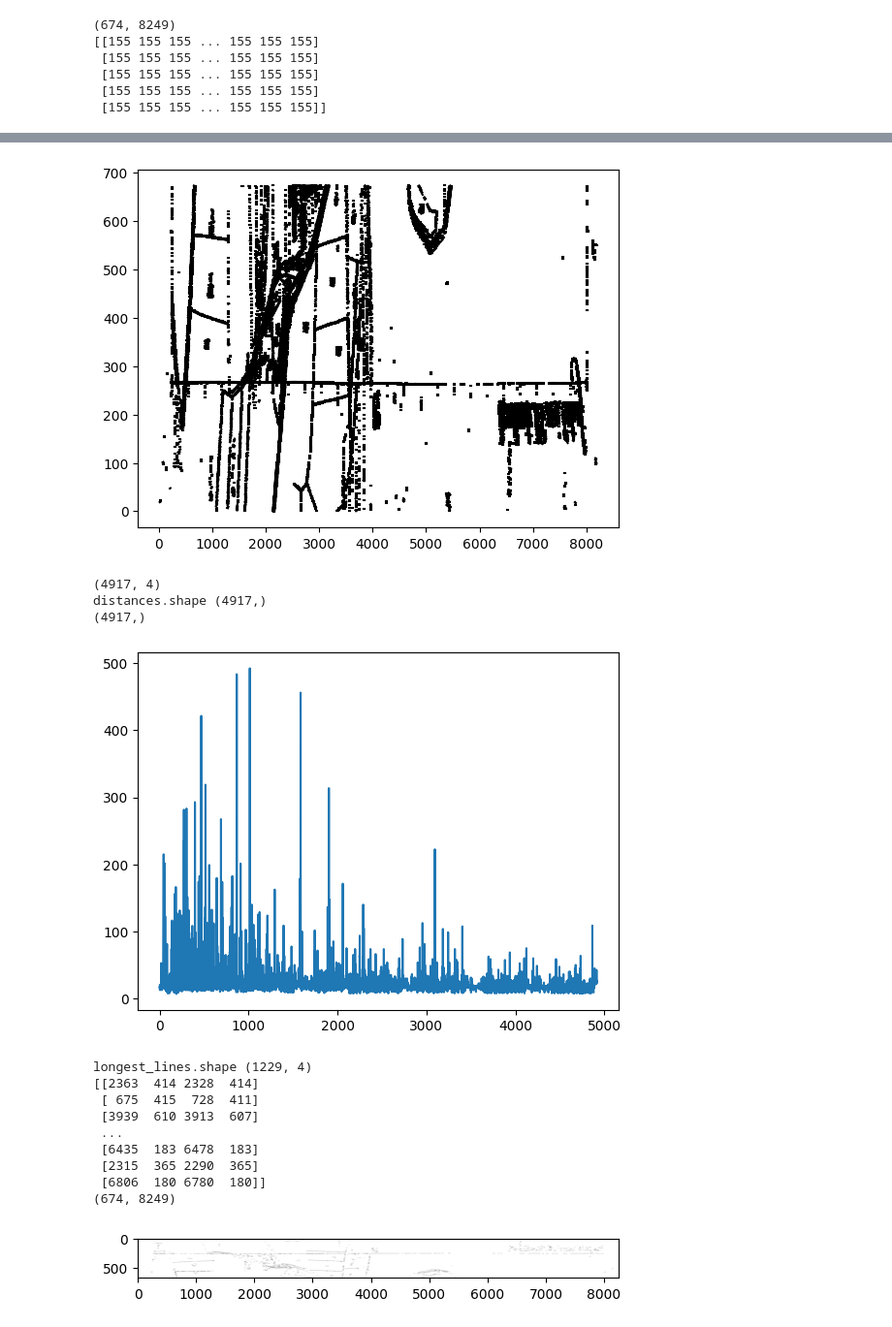
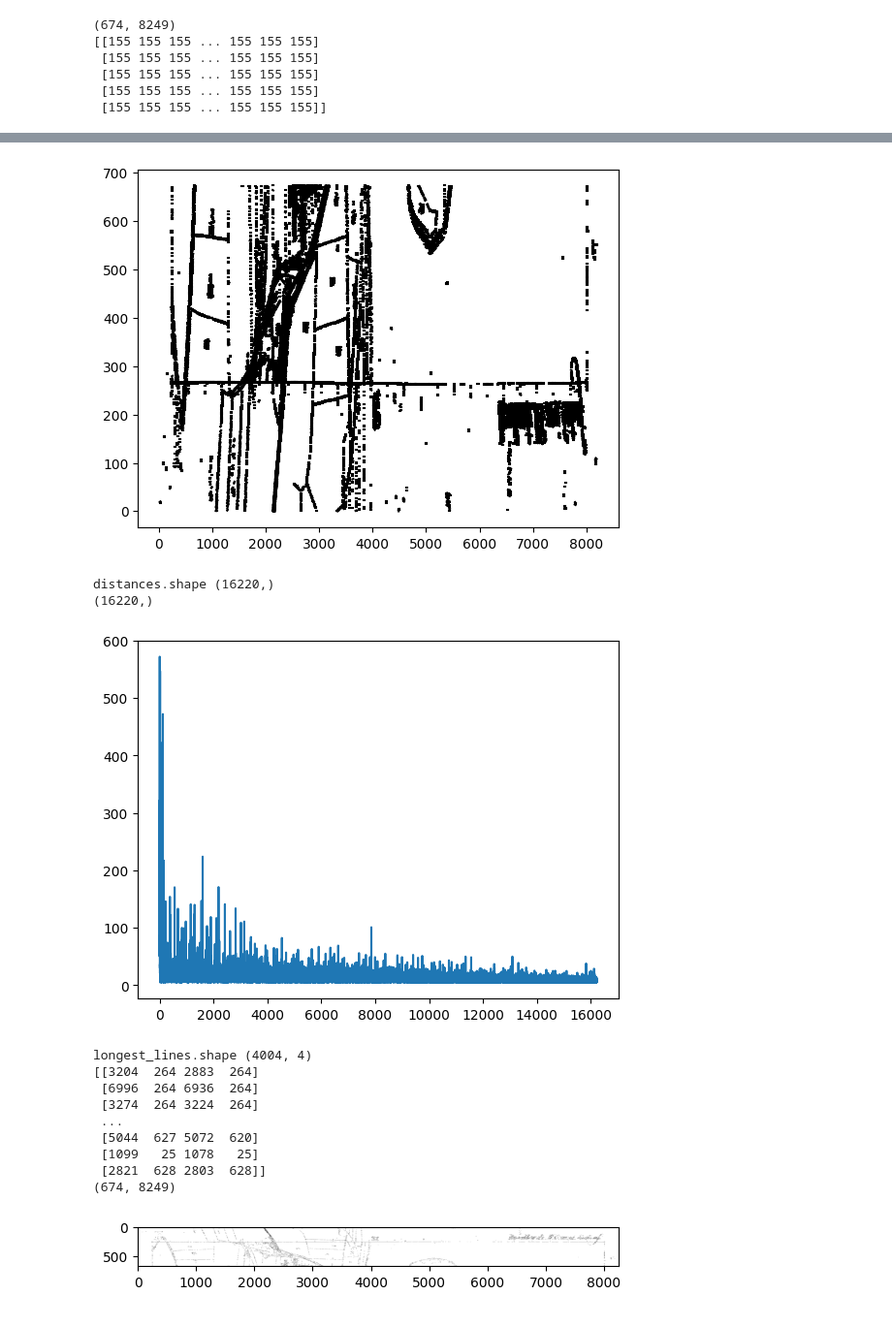
Before and after one commit to danschnurp/kiv-zvi, a Jupyter notebook: SP/experiments.ipynb, the cells around one changed output, grey strips where cells are left out. Shown at 97% size. Cells and saved outputs as stored; diff of their text form; code cells hidden in the pictures.

```diff
--- a/SP/experiments.ipynb
+++ b/SP/experiments.ipynb
@@ -156,7 +156,7 @@ def get_vertical(x1, x2, y1, y2, theta=0.1, min_value=10):
         return False
 # %%
 
-def LDS():
+def LDS(border):
         # Create default parametrization LSD
     lsd = cv2.createLineSegmentDetector(0)
 
@@ -165,15 +165,24 @@ def LDS():
     lines = np.squeeze(lines)
     return lines
 
-def hough():
+def hough(border):
 
     #  Detecting lines in the image with probabilistic_hough_line transform
-    return probabilistic_hough_line(border, threshold=10, line_length=5,
+    lines = probabilistic_hough_line(border, threshold=10, line_length=5,
                                  line_gap=3)
+    for line in lines:
+        p0, p1 = line
+        plt.plot((p0[0], p1[0]), (p0[1], p1[1]), color="black")
+
+    plt.show()
+    lines = [[i[0], i[1], j[0], j[1]]  for i, j in lines]
+    lines = np.array(lines)
+
+    return lines
 # %%
 
 
-def make_line_detection(border, horisontal_only=False, vertical_only=False, detection_method=LSD):
+def make_line_detection(border, detection_method, horisontal_only=False, vertical_only=False):
 
     if horisontal_only:
         for _ in range(9):
@@ -182,17 +191,7 @@ def make_line_detection(border, horisontal_only=False, vertical_only=False, dete
         for _ in range(9):
             border = convolve_vertical_lightly(border)
 
-
-    lines = detection_method()
-
-
-    for line in lines:
-        p0, p1 = line
-        plt.plot((p0[0], p1[0]), (p0[1], p1[1]), color="black")
-
-    plt.show()
-
-
+    lines = detection_method(border)
 
 
 
@@ -209,7 +208,7 @@ def make_line_detection(border, horisontal_only=False, vertical_only=False, dete
     #     lines = vertical
 
 
-    print(lines.shape)
+    # print(lines.shape)
     distances = np.array([euclidean_2D(i[0], i[2], i[1], i[3],)  for i in lines])
     print("distances.shape", distances.shape)
 
@@ -260,19 +269,18 @@ longest_lines.shape (1400, 4)
 # %%
-make_line_detection(top_border, horisontal_only=True)
+make_line_detection(top_border, hough, horisontal_only=True, vertical_only=False)
 # %% [output]
-[figure, old version]
+[figure, new version]
-(4917, 4)
-distances.shape (4917,)
-(4917,)
+distances.shape (16220,)
+(16220,)
-[figure, old version]
+[figure, new version]
-longest_lines.shape (1229, 4)
-[[2363  414 2328  414]
- [ 675  415  728  411]
- [3939  610 3913  607]
+longest_lines.shape (4004, 4)
+[[3204  264 2883  264]
+ [6996  264 6936  264]
+ [3274  264 3224  264]
  ...
- [6435  183 6478  183]
- [2315  365 2290  365]
- [6806  180 6780  180]]
+ [5044  627 5072  620]
+ [1099   25 1078   25]
+ [2821  628 2803  628]]
 (674, 8249)
-[figure, old version]
+[figure, new version]
 # %%
```
Also changed, not shown: parts of 4 cells of this notebook.
